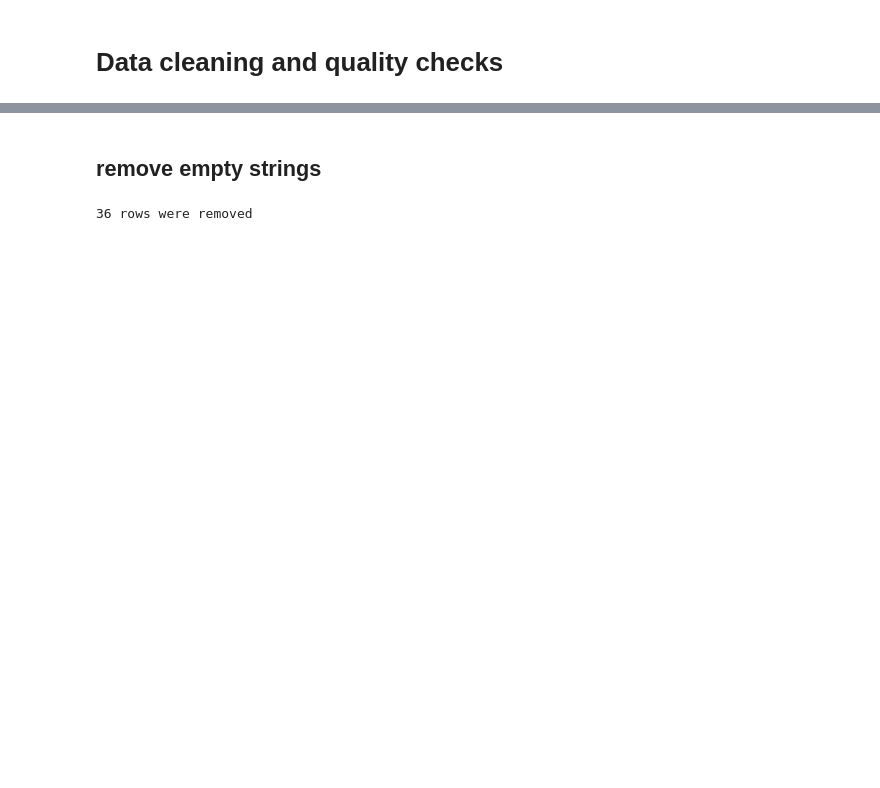
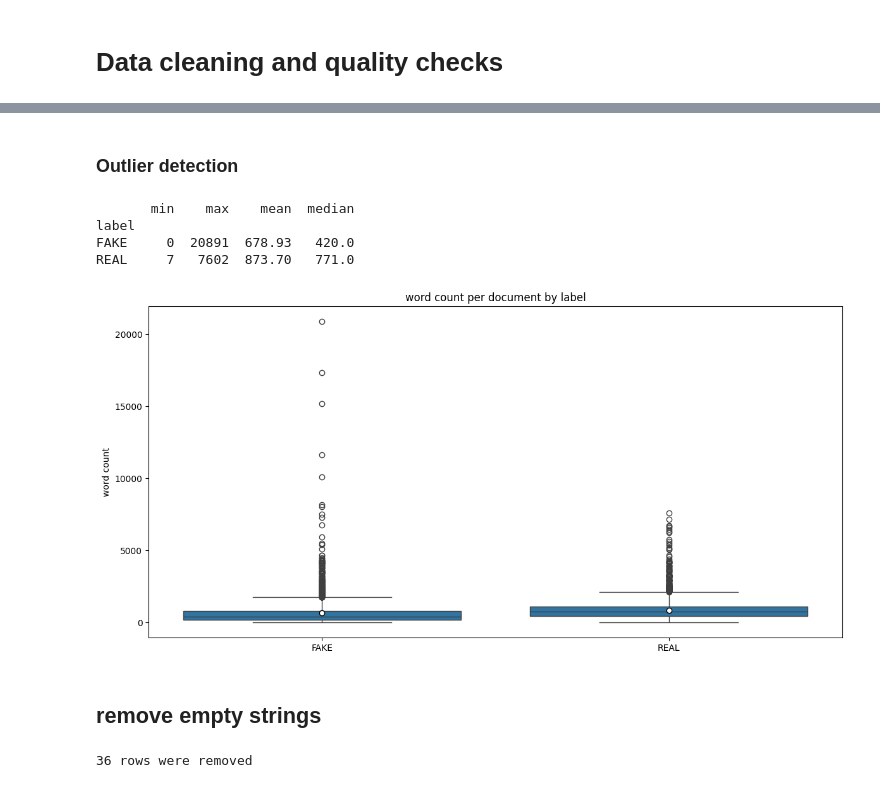
Before and after one commit to NikosKontou/ITC6110, a Jupyter notebook: kontoudakis-petrou-chistodoulidi.ipynb, the cells around one changed output, grey strips where cells are left out. Cells and saved outputs as stored; diff of their text form; code cells hidden in the pictures; blank space fills up the shorter version.

```diff
--- a/kontoudakis-petrou-chistodoulidi.ipynb
+++ b/kontoudakis-petrou-chistodoulidi.ipynb
@@ -56,3 +76,32 @@ original_data.head()
+# %% [markdown]
+### Outlier detection
+# %%
+original_data['word_count'] = original_data['text'].str.split().str.len()
+
+# summary stats per label
+stats_per_label = original_data.groupby('label')['word_count'].agg(['min', 'max', 'mean', 'median']).round(2)
+print(stats_per_label)
+
+# save stats to csv (optional)
+stats_per_label.to_csv('wordcount_stats_per_label.csv')
+
+# boxplot
+plt.figure(figsize=(12, 6))
+sns.boxplot(x='label', y='word_count', data=original_data, showmeans=True,
+            meanprops={"marker": "o", "markerfacecolor": "white", "markeredgecolor": "black"})
+plt.title('word count per document by label')
+plt.ylabel('word count')
+plt.xlabel('')
+plt.tight_layout()
+plt.show()
+# plt.savefig('wordcount_boxplot.png', dpi=300)
+plt.close()
+# %% [output]
+       min    max    mean  median
+label
+FAKE     0  20891  678.93   420.0
+REAL     7   7602  873.70   771.0
+[figure, added]
 # %% [markdown]
 ## remove empty strings
 # %%
```
Also changed, not shown: parts of 16 cells of this notebook.
